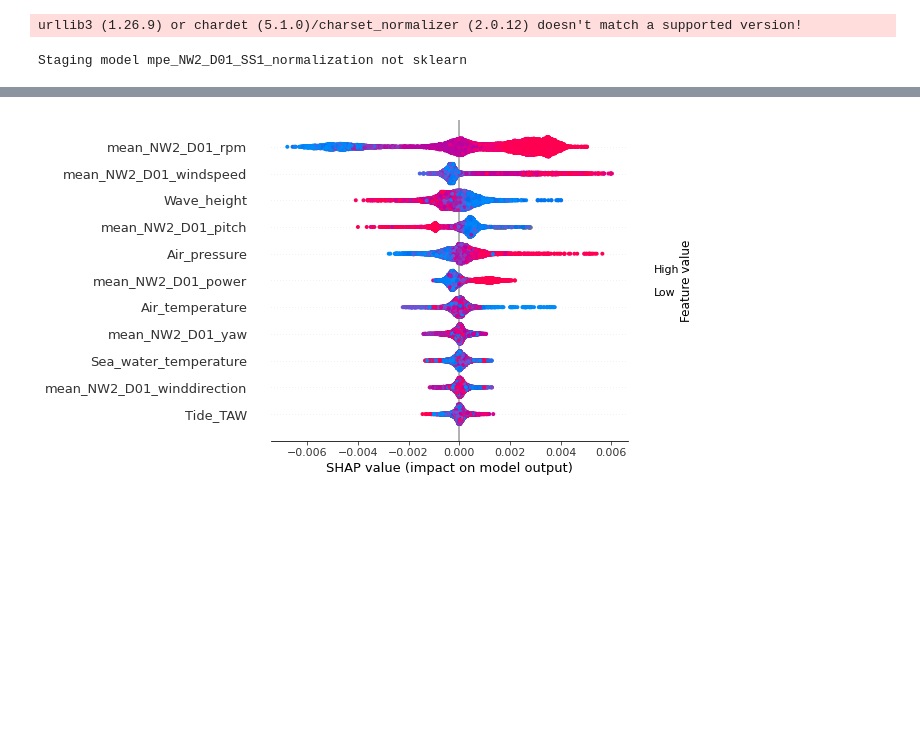
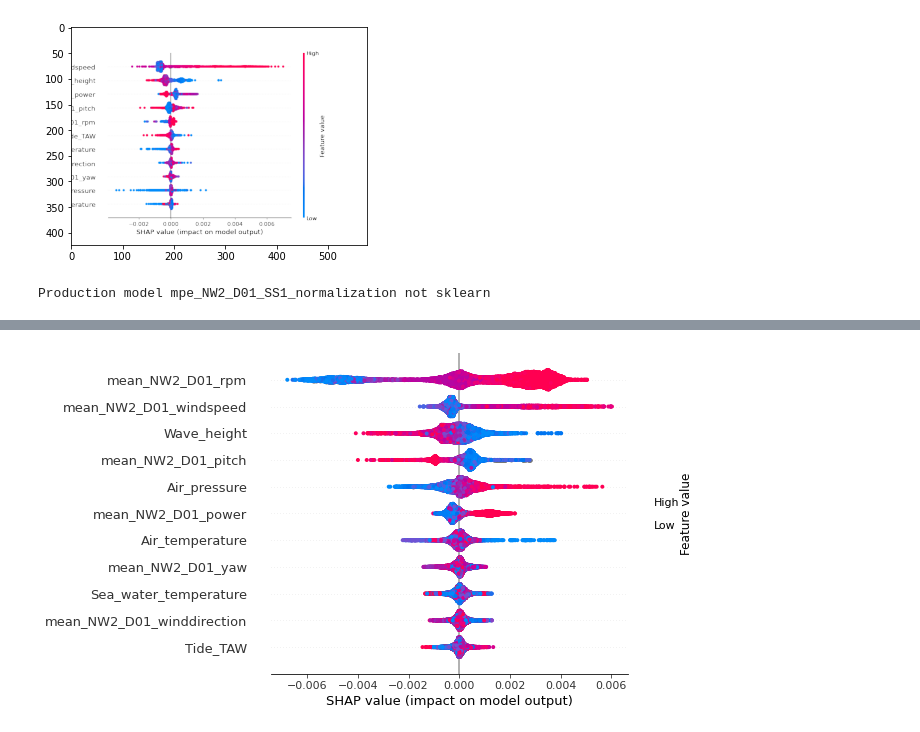
Before and after one commit to WEILMAX/oma_tracking, a Jupyter notebook: notebooks/shap/nw2_d01_shap.ipynb, the cells around one changed output, grey strips where cells are left out. Saved outputs shown, nothing was run; the diff lists cells and outputs as text; code cells hidden in the pictures; blank space fills up the shorter version.

```diff
--- a/notebooks/shap/nw2_d01_shap.ipynb
+++ b/notebooks/shap/nw2_d01_shap.ipynb
@@ -75,9 +217,18 @@ prediction_params = \
+# %%
+import matplotlib.image as mpimg
+img = mpimg.imread(fig_local_path)
+imgplot = plt.imshow(img)
+plt.show()
+# %% [output]
+[figure, added]
 # %%
 import mlflow
 models = {}
+rund_ids = {}
+stage = 'Production'
 for mode in tracked_frequencies.columns:
     model_name = 'mpe_' + name_location + '_' + mode + '_normalization'
-    stage = 'Staging'
+    rund_ids[mode] = get_model_run_id(model_name, stage)
     try:
         models[mode] = \
             mlflow.sklearn.load_model(
@@ -97,5 +248,4 @@ for mode in tracked_frequencies.columns:
             except:
                 print('no ' + stage + ' model ' + model_name)
 # %% [output]
-urllib3 (1.26.9) or chardet (5.1.0)/charset_normalizer (2.0.12) doesn't match a supported version!
+Production model mpe_NW2_D01_SS1_normalization not sklearn
-Staging model mpe_NW2_D01_SS1_normalization not sklearn
```
Also changed, not shown: parts of 13 cells of this notebook, 7 other files.
